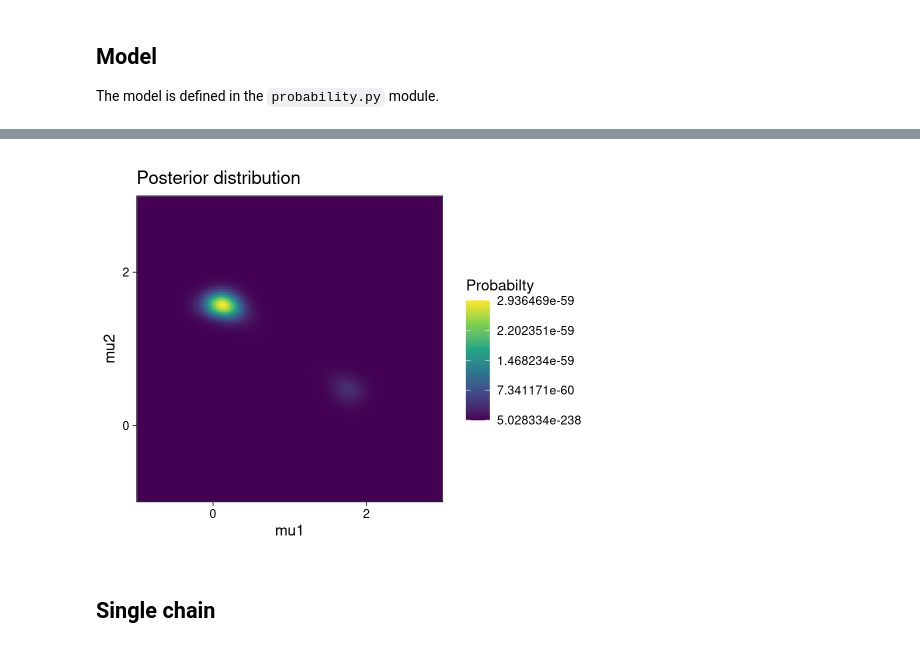
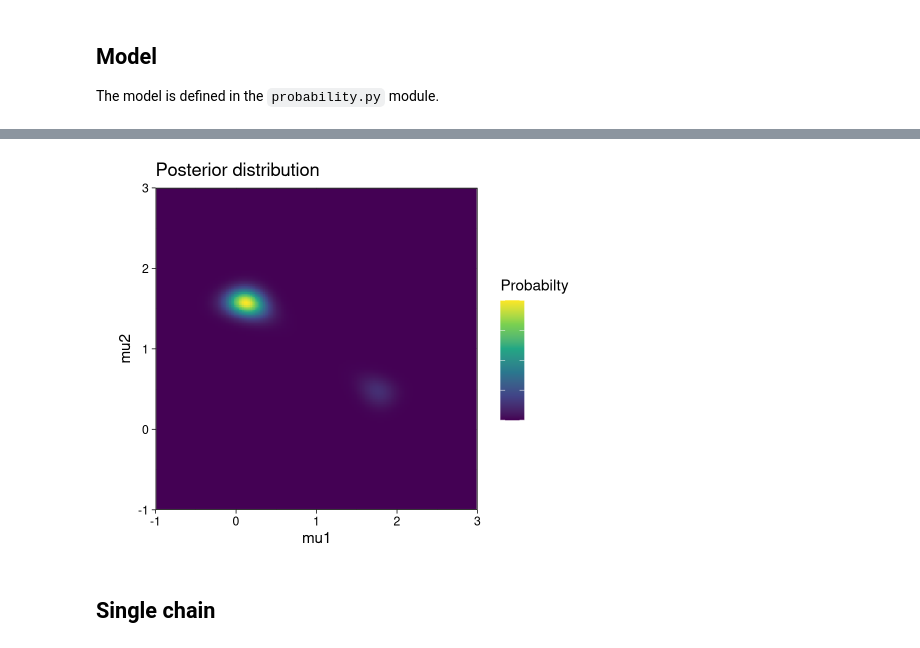
Before and after one commit to tweag/chainsail-resources, a Jupyter notebook: examples/soft-kmeans/soft-kmeans.ipynb, the cells around one changed output, grey strips where cells are left out. Drawn from its saved outputs; the diff is of its cells as text; code cells hidden in the pictures.

```diff
--- a/examples/soft-kmeans/soft-kmeans.ipynb
+++ b/examples/soft-kmeans/soft-kmeans.ipynb
@@ -104,11 +93,12 @@ labs(
     title = "Posterior distribution",
     fill = "Probabilty"
 ) +
-scale_x_continuous(breaks = seq(-100, 100, by=2), expand=c(0,0), limits=c(-1, 3)) +
-scale_y_continuous(breaks = seq(-100, 100, by=2), expand=c(0,0), limits=c(-1, 3)) +
+scale_x_continuous(breaks = seq(-100, 100, by=1), expand=c(0,0), limits=c(-1, 3)) +
+scale_y_continuous(breaks = seq(-100, 100, by=1), expand=c(0,0), limits=c(-1, 3)) +
 scale_fill_viridis_c(option = "viridis", trans="identity", oob=scales::squish_infinite) +
 coord_fixed() +
-theme_linedraw()
+theme_linedraw() +
+theme(legend.text=element_blank())
 # ggsave("images/posterior_1D.png", width=5, height=4)
 # %% [output]
 Warning message:
@@ -116,4 +108,4 @@ Warning message:
-[figure, old version]
+[figure, new version]
 # %% [markdown]
 ## Single chain
 # %% [markdown]
```
Also changed, not shown: parts of 7 cells of this notebook, 4 other files.
